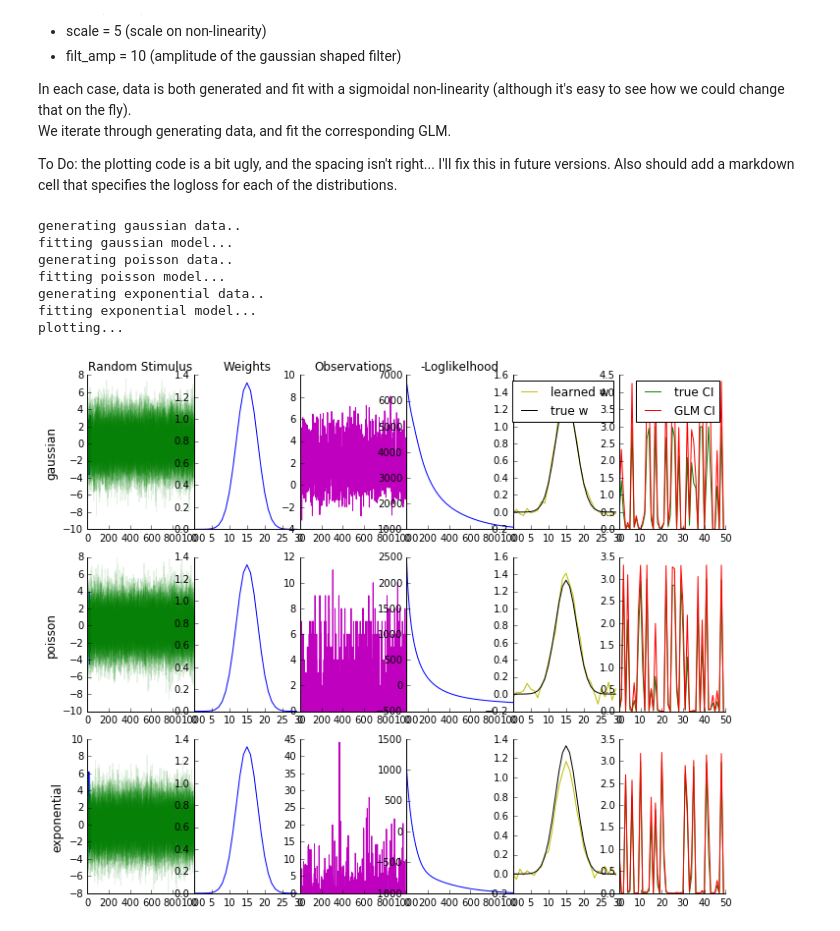
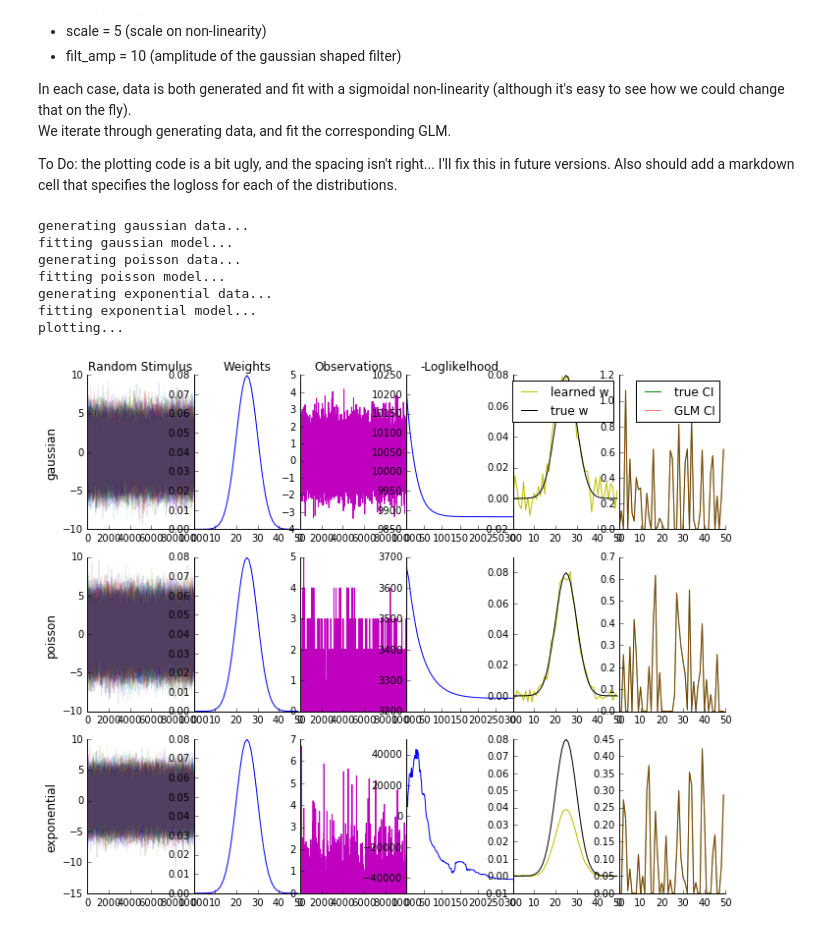
Before and after one commit to achristensen56/PyGLM, a Jupyter notebook: Basic GLM's.ipynb, the cells around one changed output. Drawn from its saved outputs; the diff is of its cells as text; code cells hidden in the pictures.

```diff
--- a/Basic GLM's.ipynb
+++ b/Basic GLM's.ipynb
@@ -40,10 +43,10 @@ gs, ax = gridplot(3, 6)
 i = 0
 for nm in noise_models:
 
-    print "generating " + nm + " data.."
+    print "generating " + nm + " data..."
 
     #get the stimulus, weights, and simulated observations for each noise model
-    stim, weights, y = generate_data(noise_model = nm, non_lin = sigmoid, T = 10000, n = 50, scale = 3)
+    stim, weights, y = generate_data(noise_model = nm, non_lin = relu, T = 10000, n = 50, c = 0, filt_amp=1, scale = 1)
 
     #plot the stimulus, weights, and observations (first plot only the first stimulus feature, so that only one label
     #shows
@@ -51,8 +54,7 @@ for nm in noise_models:
     if ax[i].is_first_col():
         ax[i].set_ylabel(nm, fontsize = 12)
 
-    ax[i].plot(stim[0])
-    ax[i].plot(stim, c = 'g', alpha = .1)
+    ax[i].plot(stim, alpha = .1);
     if ax[i].is_first_row():
         ax[i].set_title('Random Stimulus', fontsize = 12)
     simpleaxis(ax[i])
@@ -72,44 +74,43 @@ for nm in noise_models:
     weight_init = np.linalg.pinv(stim).dot(y)
 
     print "fitting " + nm + " model..."
-    model = noise_models[nm](30, weight_init.reshape([30, 1]), verbose = False, lr = 5e-3)
+    model = noise_models[nm](weight_init.reshape([50, 1]), lr = .5e-3, verbose = False, non_lin = tf.nn.relu, alpha = 0,
+                             train_params = False, scale_init = 1, bias_init = 0)
 
-    L, l = model.fit(stim, y[: ,np.newaxis], stim, y[:, np.newaxis], batch_size = 1000, non_lin = tf.sigmoid, max_iters = 1000)
+    L, l = model.fit(stim, y[: ,np.newaxis], stim, y[:, np.newaxis], batch_size = 1000, max_iters = 300)
 
     #plot the negative log-liklihood and learned weights
     ax[i].plot(L)
     if ax[i].is_first_row():
         ax[i].set_title('-Loglikelhood', fontsize = 12)
 
     simpleaxis(ax[i])
 
     w_, o_, s_ = model.get_params()
     ax[i+ 1].plot(w_, 'y', label = 'learned w')
     ax[i+ 1].plot(weights, 'k', label = 'true w')
     if ax[i+ 1].is_first_row():
         ax[i+1].legend()
     simpleaxis(ax[i+1])
 
 
-    ax[i+ 2].plot(cond_int(sigmoid, weights, stim, 3, 3)[0:50], 'g', label = 'true CI')
-    ax[i+ 2].plot(cond_int(sigmoid, w_, stim, s_, o_)[0:50], 'r', label = 'GLM CI')
+    ax[i+ 2].plot(model.predict_trace(stim)[0:50], 'g', label = 'true CI')
+    ax[i+ 2].plot(model.predict_trace(stim)[0:50], 'r', label = 'GLM CI', alpha = .5)
     if ax[i+ 2].is_first_row():
         ax[i+2].legend()
     simpleaxis(ax[i+2])
-
-
 
     i+=3
 
 print "plotting..."
 plt.tight_layout()
 plt.show()
 # %% [output]
-generating gaussian data..
+generating gaussian data...
 fitting gaussian model...
-generating poisson data..
+generating poisson data...
 fitting poisson model...
-generating exponential data..
+generating exponential data...
 fitting exponential model...
 plotting...
-[figure, old version]
+[figure, new version]
```
Also changed, not shown: parts of 1 cell of this notebook, 27 other files.
